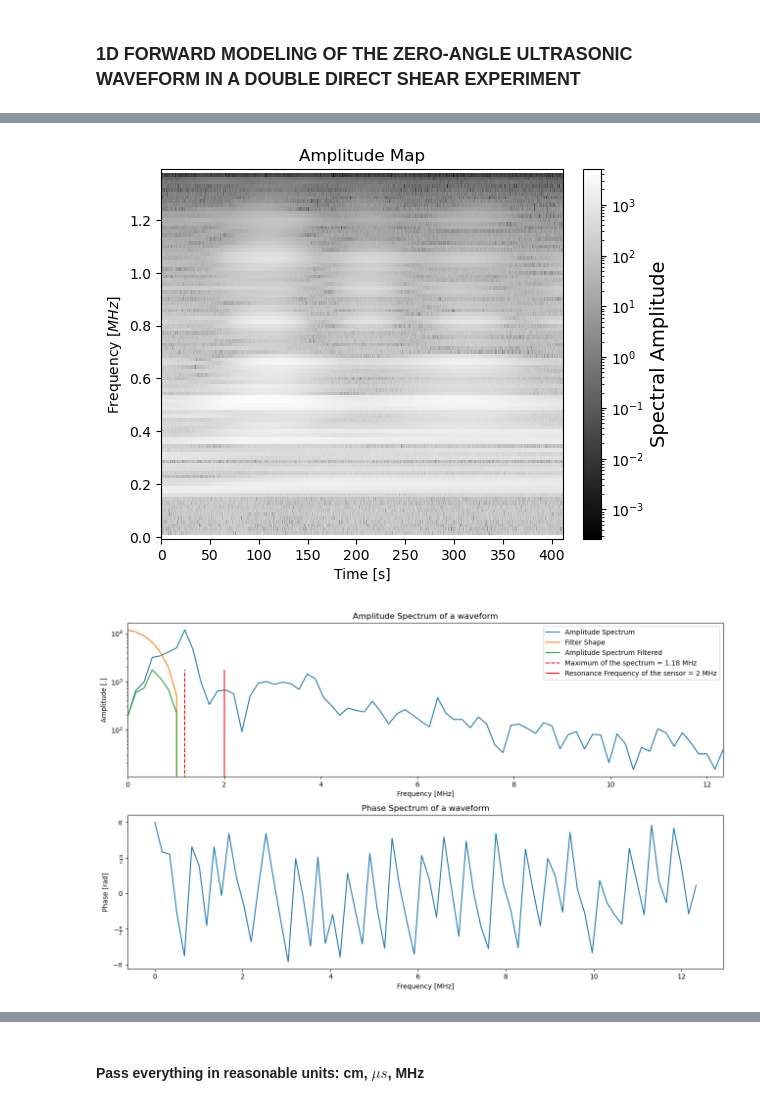
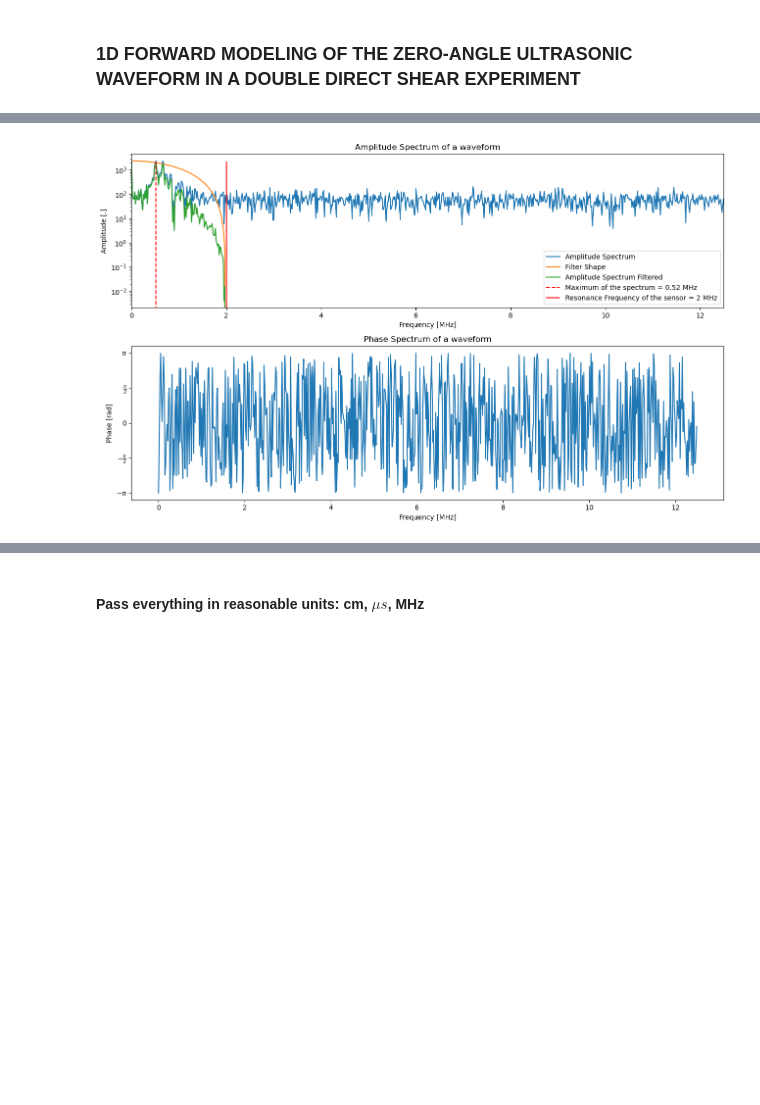
Before and after one commit to Bic10/lab_UW, a Jupyter notebook: forward_modeling.ipynb, the cells around one changed output, grey strips where cells are left out. Cells and saved outputs as stored; diff of their text form; code cells hidden in the pictures; blank space fills up the shorter version.

```diff
--- a/forward_modeling.ipynb
+++ b/forward_modeling.ipynb
@@ -196,0 +209,32 @@ PROCESSING UW DATA IN /home/michele/Desktop/Dottorato/active_source_implementati
+# %%
+# GET OBSERVED DATA
+
+# Load Waveform data
+machine_name = "Brava_2"
+experiment_name = "s0108"
+data_type_uw = 'data_tsv_files'
+data_type_mech = 'mechanical_data'
+sync_file_pattern = '*s*_data_rp' #pattern to find specific experiment in mechanical data
+
+#MAKE UW PATH LIST
+infile_path_list_uw = sorted(make_infile_path_list(machine_name,experiment_name, data_type=data_type_uw))
+choosen_uw_file = 1                  # which of the sorted UW files analized. It must correspond to the part of mechanical data extracted!
+infile_path = infile_path_list_uw[choosen_uw_file]
+print('PROCESSING UW DATA IN %s: ' %infile_path)
+# LOAD UW DATA
+data_OBS,metadata = make_UW_data(infile_path)
+t_OBS = metadata['time_ax_waveform']
+
+# REMOVEVE EVERYTHING BEFORE initial_time_removed: given the velocity in plays, there can be only noise there.
+initial_time_removed = 10         # [mus]
+
+t_OBS,data_OBS = t_OBS[t_OBS>initial_time_removed], data_OBS[:,t_OBS>initial_time_removed]
+
+
+#MAKE MECHANICAL PATH LIST
+infile_path_list_mech = make_infile_path_list(machine_name, experiment_name, data_type=data_type_mech)
+#LOAD MECHANICAL DATA
+mech_data_path= find_mechanical_data(infile_path_list_mech, sync_file_pattern)
+
+mech_data, sync_data, sync_peaks = find_sync_values(mech_data_path)
+# plot_sync_peaks(sync_data, sync_peaks, experiment_name)
@@ -223,14 +273,8 @@ time_span = min(time_span)
 # %%
 # FREQUENCY LOW PASS:
 # reduce computation time
 # # assumtion: there is no point to simulate anything that do not show up in the data_OBS
-freq_cut = 1.4                   # [MHz]   maximum frequency of the data we want to reproduce
-data_OBS_filtered, _  = signal2noise_separation_lowpass(data_OBS,metadata,freq_cut=freq_cut)
-
-for i in range(len(pulse_list)):
-    pulse_list[i], _  = signal2noise_separation_lowpass(pulse_list[i],pulse_metadata_list[i],freq_cut=freq_cut)
-    pulse_list[i] = pulse_list[i] - pulse_list[i][0]
-    plt.plot(pulse_list[i])
+freq_cut = 2                  # [MHz]   maximum frequency of the data we want to reproduce
+data_OBS_filtered, _  = signal2noise_separation_lowpass(data_OBS[1000],metadata,freq_cut=freq_cut)
 # %% [output]
-[figure, old version]
+[figure, new version]
-[figure, removed]
```
Also changed, not shown: parts of 19 cells of this notebook.
